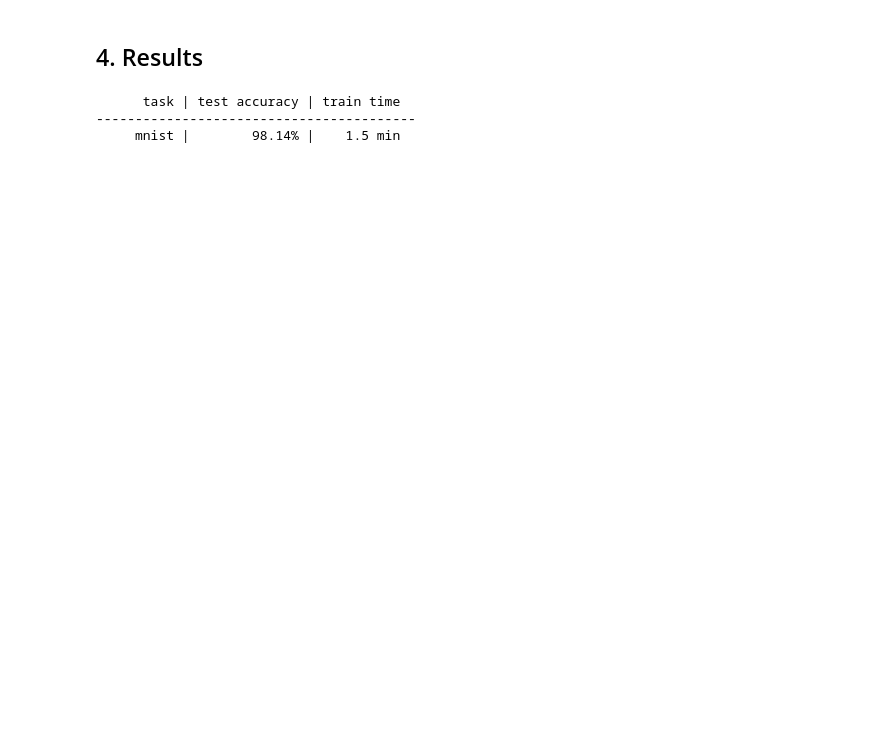
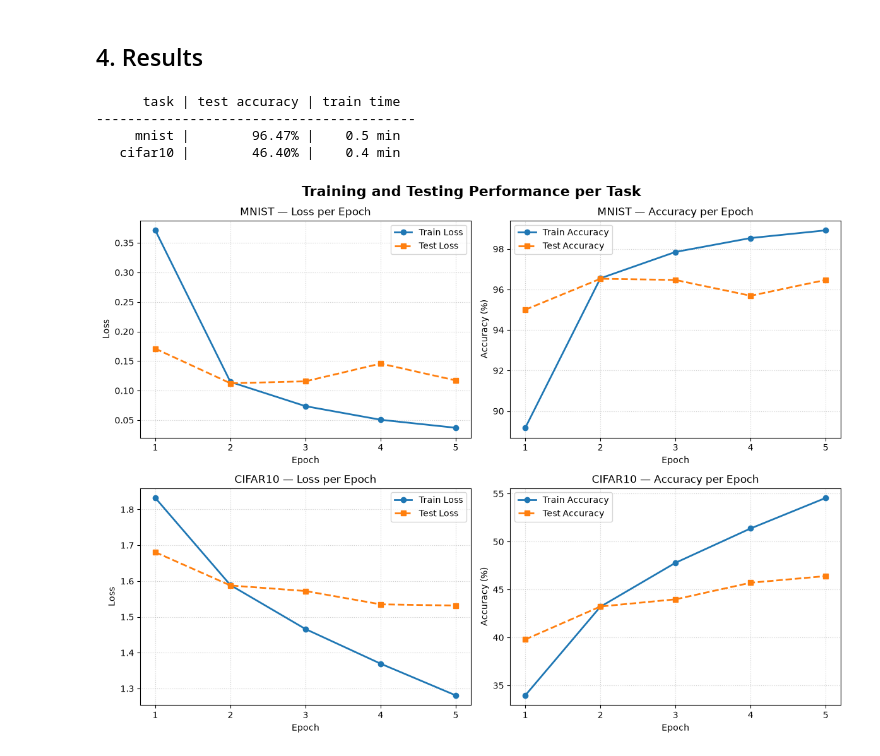
Before and after one commit to cchamb-gh/AI4200-imagenet32x32-baseline-model, a Jupyter notebook: project1_harness.ipynb, the cells around one changed output. Cells and saved outputs as stored; diff of their text form; code cells hidden in the pictures; blank space fills up the shorter version.

Commit message:
Change 13: add loss and accuracy graphs

```diff
--- a/project1_harness.ipynb
+++ b/project1_harness.ipynb
@@ -345,6 +342,7 @@ def post_to_leaderboard(task, accuracy, train_minutes):
         print(f"  could not post to the leaderboard ({error}); the result is still in {RESULTS_FILE}")
 # %%
 results = []
+task_history = {}
 
 for task in TASKS_TO_RUN:
     print(f"\n===== {task} =====")
@@ -352,7 +350,10 @@ for task in TASKS_TO_RUN:
 
     # Train from scratch.
     start = time.time()
-    model = student.train(task, X_train, y_train, seed=SEED, device=DEVICE)
+    #model = student.train(task, X_train, y_train, seed=SEED, device=DEVICE)
+    model, history = student.train_and_evaluate(task, X_train, y_train, X_test, y_test, seed=SEED, device=DEVICE)
+    task_history[task] = history
+
     train_minutes = (time.time() - start) / 60
 
     # Predict on the held-out test set.
@@ -409,4 +406,40 @@ for task, accuracy, minutes in results:
 # %% [output]
       task | test accuracy | train time
 -----------------------------------------
-     mnist |        98.14% |    1.5 min
+     mnist |        96.47% |    0.5 min
+   cifar10 |        46.40% |    0.4 min
+# %%
+import matplotlib.pyplot as plt
+
+fig, axes = plt.subplots(len(task_history), 2, figsize=(12, 9))
+fig.suptitle("Training and Testing Performance per Task", fontsize=16, fontweight="bold")
+
+for idx, (task_name, metrics) in enumerate(task_history.items()):
+    epochs = list(range(1, len(metrics['train_loss']) + 1))
+
+    # 1. Loss Plot (Train vs Test)
+    ax_loss = axes[idx, 0]
+    ax_loss.plot(epochs, metrics['train_loss'], label='Train Loss', marker='o', linewidth=2)
+    ax_loss.plot(epochs, metrics['test_loss'], label='Test Loss', marker='s', linewidth=2, linestyle='--')
+    ax_loss.set_title(f"{task_name.upper()} — Loss per Epoch", fontsize=12)
+    ax_loss.set_xlabel("Epoch")
+    ax_loss.set_ylabel("Loss")
+    ax_loss.set_xticks(epochs)
+    ax_loss.legend()
+    ax_loss.grid(True, linestyle=':', alpha=0.6)
+
+    # 2. Accuracy Plot (Train vs Test)
+    ax_acc = axes[idx, 1]
+    ax_acc.plot(epochs, metrics['train_acc'], label='Train Accuracy', marker='o', linewidth=2)
+    ax_acc.plot(epochs, metrics['test_acc'], label='Test Accuracy', marker='s', linewidth=2, linestyle='--')
+    ax_acc.set_title(f"{task_name.upper()} — Accuracy per Epoch", fontsize=12)
+    ax_acc.set_xlabel("Epoch")
+    ax_acc.set_ylabel("Accuracy (%)")
+    ax_acc.set_xticks(epochs)
+    ax_acc.legend()
+    ax_acc.grid(True, linestyle=':', alpha=0.6)
+
+plt.tight_layout()
+plt.show()
+# %% [output]
+[figure, added]
```
Also changed, not shown: parts of 5 cells of this notebook, 4 other files.
